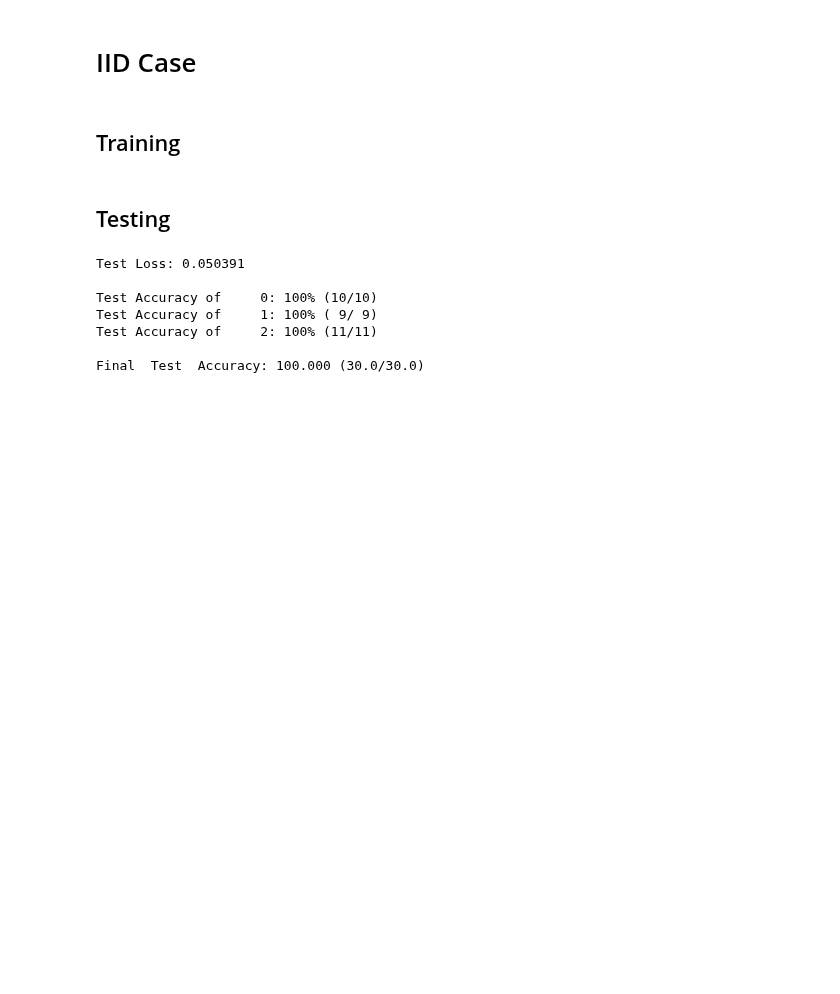
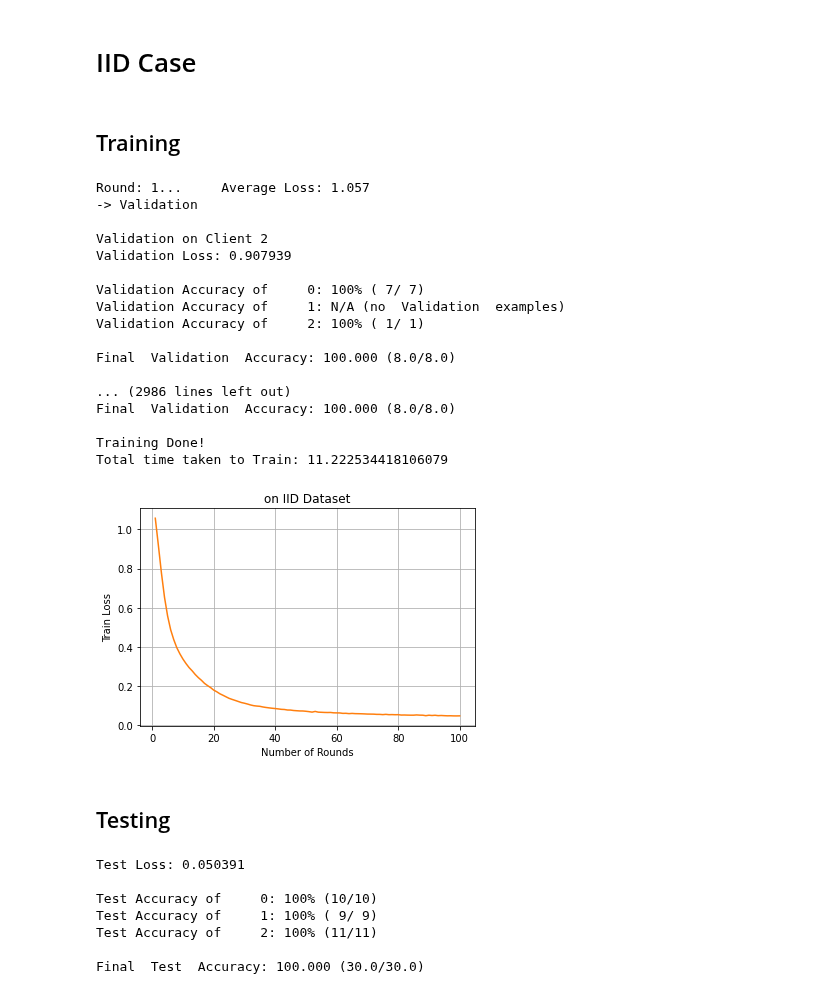
Before and after one commit to SizhuangHe/FL-REU, a Jupyter notebook: FL.ipynb, the cells around one changed output. Drawn from its saved outputs; the diff is of its cells as text; code cells hidden in the pictures; blank space fills up the shorter version.

Commit message:
Can run but need further action on validation loss

```diff
--- a/FL.ipynb
+++ b/FL.ipynb
@@ -296,6 +299,7 @@ def training(model, rounds, batch_size, lr, ds, data_dict, C, K, E, plt_title, p
   # training loss
   train_loss = []
 
+
   # measure time
   start = time.time()
 
@@ -304,7 +308,8 @@ def training(model, rounds, batch_size, lr, ds, data_dict, C, K, E, plt_title, p
 
     m = max(int(C*K), 1)
 
-    S_t = np.random.choice(range(K), m, replace=False)
+    S_t = np.random.choice(range(K), m, replace=False) # S_t is the array of clients to train on
+
     for k in S_t:
       local_update = ClientUpdate(dataset=ds, batchSize=batch_size, learning_rate=lr, epochs=E, idxs=data_dict[k]["train"])
       weights, loss = local_update.train(model=copy.deepcopy(model))
@@ -336,20 +341,32 @@ def training(model, rounds, batch_size, lr, ds, data_dict, C, K, E, plt_title, p
     print("-> Validation\n")
     for k in S_t:
       print(f"Validation on Client {k}")
-      validate(model, dataset_train, iid_dict[k]["validation"], criterion, 3, classes_test)
+      curr_round_val_loss = validate(model, dataset_train, data_dict[k]["validation"], criterion, 3, classes_test)
 
 
 
   end = time.time()
-  fig, ax = plt.subplots()
-  x_axis = np.arange(1, rounds+1)
-  y_axis = np.array(train_loss)
-  ax.plot(x_axis, y_axis, 'tab:'+plt_color)
 
-  ax.set(xlabel='Number of Rounds', ylabel='Train Loss',
+  fig_train, ax_train = plt.subplots()
+  x_axis_train = np.arange(1, rounds+1)
+  y_axis_train = np.array(train_loss)
+  ax_train.plot(x_axis_train, y_axis_train, 'tab:'+plt_color)
+
+  ax_train.set(xlabel='Number of Rounds', ylabel='Train Loss',
        title=plt_title)
-  ax.grid()
-  fig.savefig(plt_title+'.jpg', format='jpg')
+  ax_train.grid()
+  fig_train.savefig(plt_title+'.jpg', format='jpg')
+
+  # fig_val, ax_val = plt.subplots()
+  # x_axis_val = np.arange(1, rounds+1)
+  # y_axis_val = np.array(val_loss)
+  # ax_val.plot(x_axis_val, y_axis_val, 'tab:'+plt_color)
+
+  # ax_val.set(xlabel='Number of Rounds', ylabel='Train Loss',
+  #      title=plt_title)
+  # ax_val.grid()
+  # fig_val.savefig(plt_title+'.jpg', format='jpg')
+
   print("Training Done!")
   print("Total time taken to Train: {}".format(end-start))
 
@@ -421,26 +440,45 @@ def testing(model, dataset, bs, criterion, num_classes, classes):
 # %%
 # number of training rounds
 rounds = 100
 # client fraction
 C = 1
 # number of clients
 K = 3
 # number of training passes on local dataset for each roung
 E = 5
 # batch size
 batch_size = 10
 # learning Rate
 lr=0.01
 # data partition dictionary
 client_dict = iid_partition(dataset_train, 3)
 iid_dict = client_dict_train_val_split(client_dict_in=client_dict, validation_ratio=0.2)
 # load model
 model_iid = IRIS_NN(input_size, num_hidden_neuron, output_size)
 
 if torch.cuda.is_available():
   model_iid.cuda()
 
-#model_iid_trained = training(model_iid, rounds, batch_size, lr, dataset_train, iid_dict, C, K, E, "on IID Dataset", "orange")
+model_iid_trained = training(model_iid, rounds, batch_size, lr, dataset_train, iid_dict, C, K, E, "on IID Dataset", "orange")
+# %% [output]
+Round: 1...     Average Loss: 1.057
+-> Validation
+
+Validation on Client 2
+Validation Loss: 0.907939
+
+Validation Accuracy of     0: 100% ( 7/ 7)
+Validation Accuracy of     1: N/A (no  Validation  examples)
+Validation Accuracy of     2: 100% ( 1/ 1)
+
+Final  Validation  Accuracy: 100.000 (8.0/8.0)
+
+... (2986 lines left out)
+Final  Validation  Accuracy: 100.000 (8.0/8.0)
+
+Training Done!
+Total time taken to Train: 11.222534418106079
+[figure, added]
 # %% [markdown]
 ## Testing
 # %%
```
Also changed, not shown: parts of 7 cells of this notebook.
